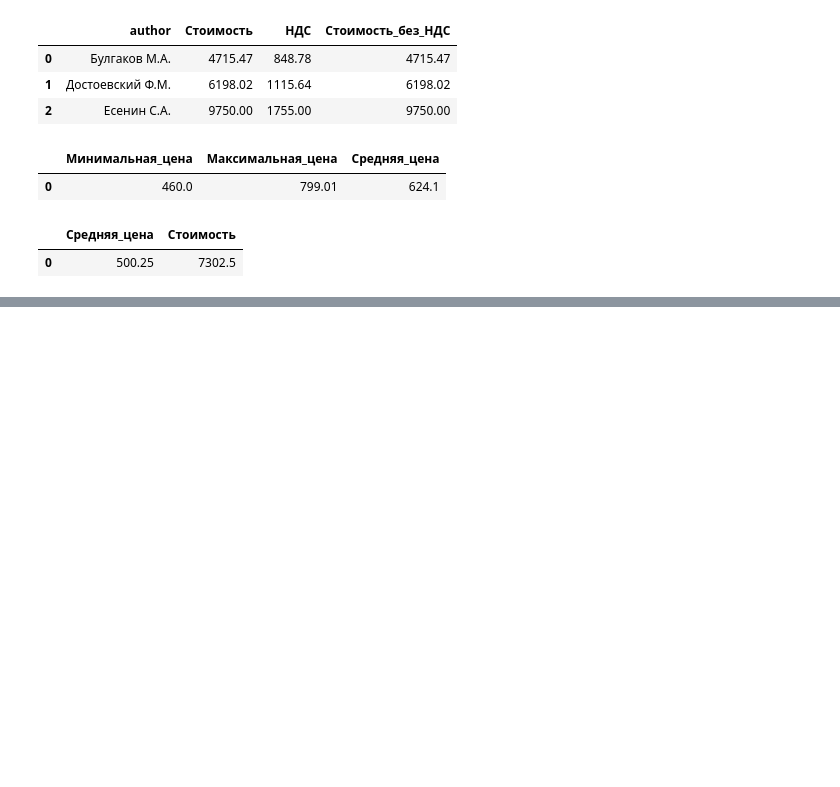
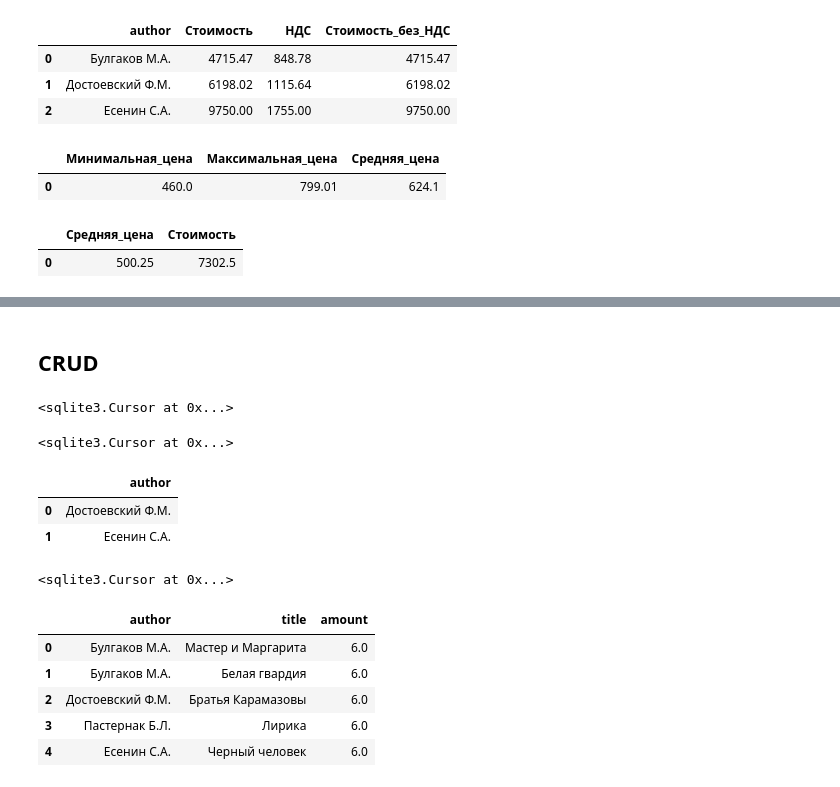
Before and after one commit to alermar69/glebmikha, a Jupyter notebook: stepik.ipynb, the cells around one changed output, grey strips where cells are left out. Drawn from its saved outputs; the diff is of its cells as text; code cells hidden in the pictures; blank space fills up the shorter version.

```diff
--- a/stepik.ipynb
+++ b/stepik.ipynb
@@ -183,0 +271,14 @@ select(sql)
+# %% [markdown]
+## CRUD
+# %%
+sql ='''create table supply(
+supply_id integer primary key autoincrement ,
+title varchar(50),
+author varchar(30),
+price decimal(8,2),
+amount int
+)
+'''
+cur.execute(sql)
+# %% [output]
+<sqlite3.Cursor at 0x...>
@@ -183,0 +298,8 @@ select(sql)
+# %%
+sql ='''
+insert into book(title, author, price, amount)
+select title, author, price, amount from supply
+where author not in ('Булгаков М.А.', 'Достоевский Ф.М.')'''
+cur.execute(sql)
+# %% [output]
+<sqlite3.Cursor at 0x...>
@@ -183,0 +335,32 @@ select(sql)
+# %%
+sql ='''select author from book group by author having sum(book.amount)>10'''
+select(sql)
+# %% [output]
+|  | author |
+| 0 | Достоевский Ф.М. |
+| 1 | Есенин С.А. |
+# %%
+sql ='''
+drop table if exists ordering;
+create table ordering as
+select author, title, round((select avg(amount) from book)) as amount
+from book
+where amount < (select avg(amount) from book)
+'''
+cur.executescript(sql)
+# %% [output]
+<sqlite3.Cursor at 0x...>
+# %%
+sql ='''
+select author, title, round((select avg(amount) from book)) as amount
+from book
+where amount < (select avg(amount) from book)
+'''
+select(sql)
+# %% [output]
+|  | author | title | amount |
+| 0 | Булгаков М.А. | Мастер и Маргарита | 6.0 |
+| 1 | Булгаков М.А. | Белая гвардия | 6.0 |
+| 2 | Достоевский Ф.М. | Братья Карамазовы | 6.0 |
+| 3 | Пастернак Б.Л. | Лирика | 6.0 |
+| 4 | Есенин С.А. | Черный человек | 6.0 |
```
Also changed, not shown: parts of 21 cells of this notebook, 2 other files.
